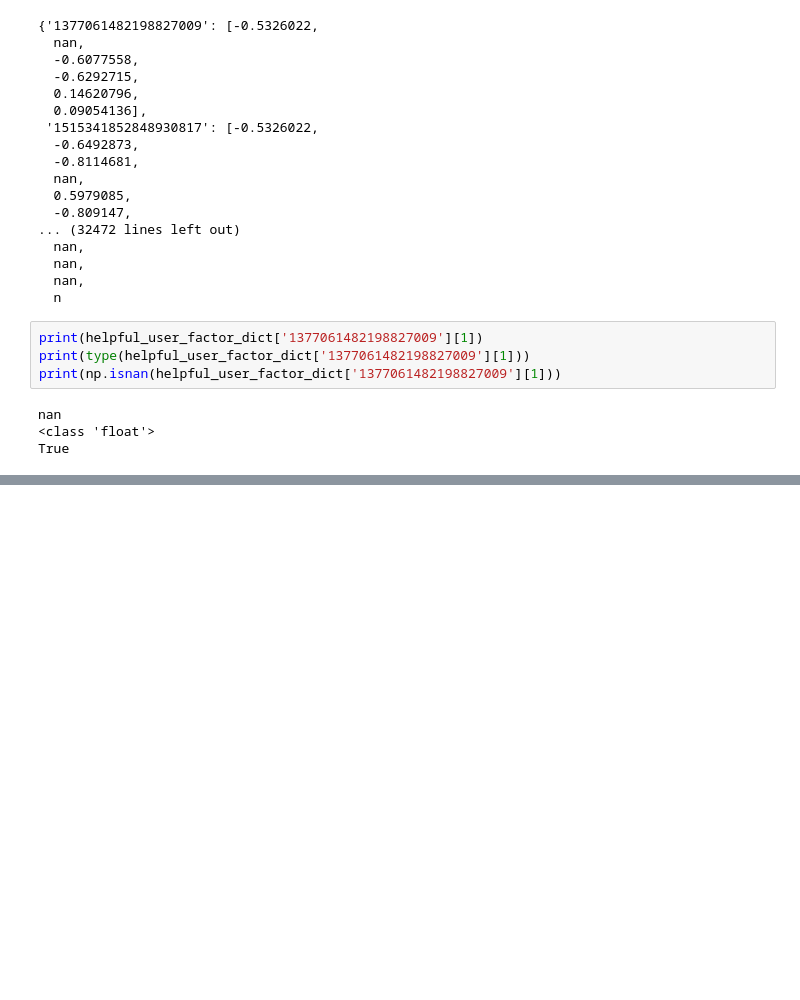
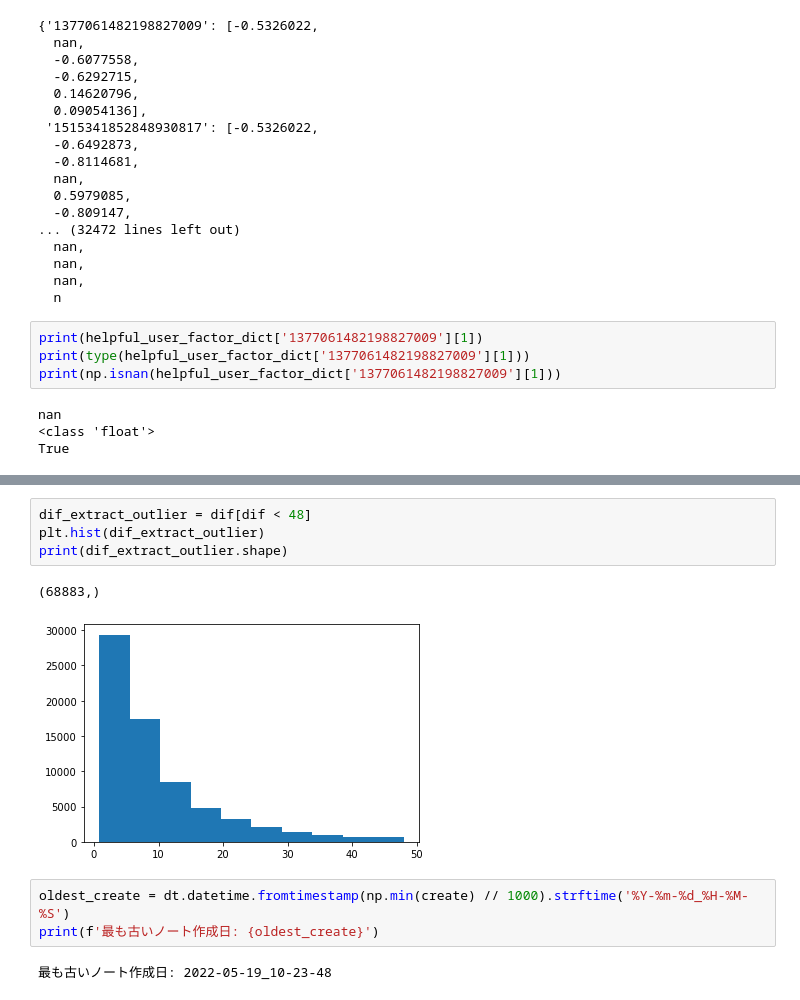
Before and after one commit to SnoozingJellyfish/communitynotes, a Jupyter notebook: note_analysis.ipynb, the cells around one changed output, grey strips where cells are left out. Saved outputs shown, nothing was run; the diff lists cells and outputs as text; blank space fills up the shorter version.

```diff
--- a/note_analysis.ipynb
+++ b/note_analysis.ipynb
@@ -397,0 +420,12 @@ True
+# %%
+dif_extract_outlier = dif[dif < 48]
+plt.hist(dif_extract_outlier)
+print(dif_extract_outlier.shape)
+# %% [output]
+(68883,)
+[figure, added]
+# %%
+oldest_create = dt.datetime.fromtimestamp(np.min(create) // 1000).strftime('%Y-%m-%d_%H-%M-%S')
+print(f'最も古いノート作成日: {oldest_create}')
+# %% [output]
+最も古いノート作成日: 2022-05-19_10-23-48
```
Also changed, not shown: parts of 10 cells of this notebook.
